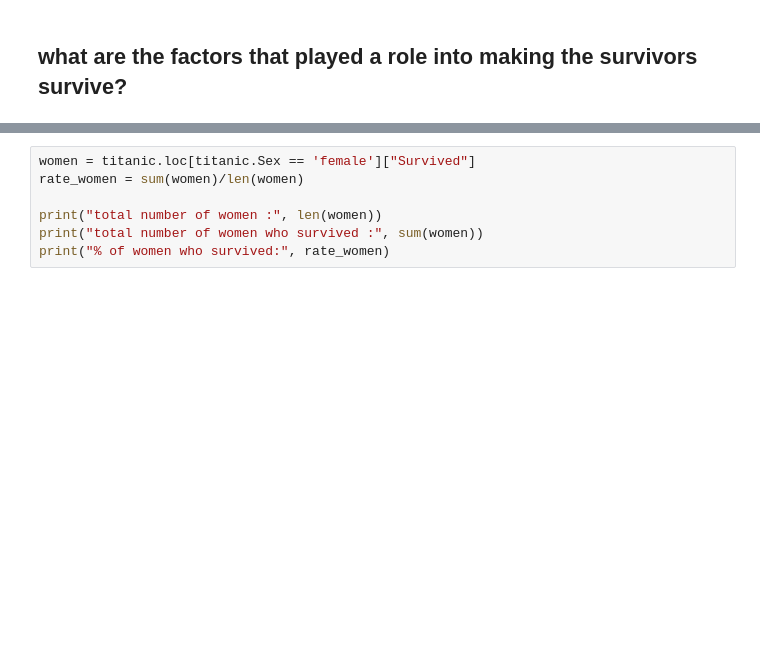
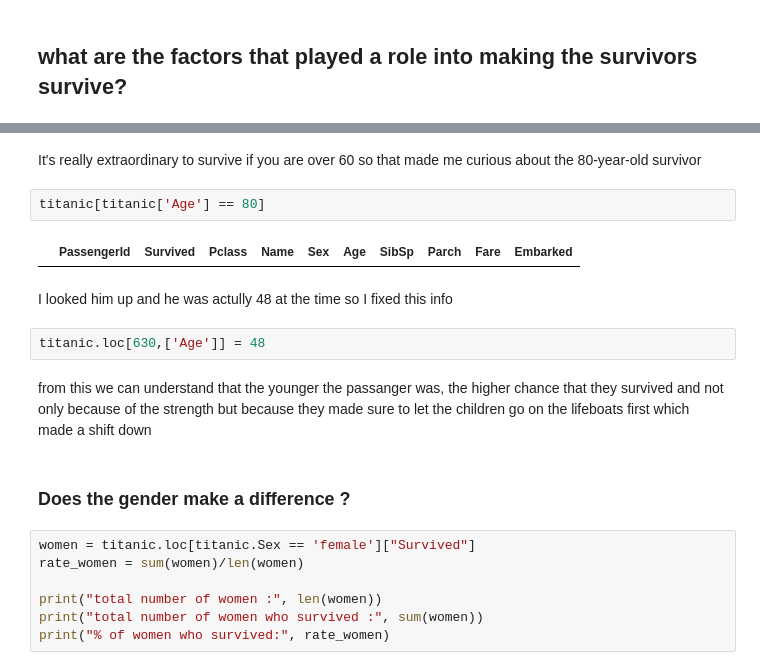
Before and after one commit to novr1512/Exploring-Titanic-Survival, a Jupyter notebook: Titanic-analysis.ipynb, the cells around one changed output, grey strips where cells are left out. Drawn from its saved outputs; the diff is of its cells as text; blank space fills up the shorter version.

```diff
--- a/Titanic-analysis.ipynb
+++ b/Titanic-analysis.ipynb
@@ -105,3 +124,17 @@ titanic["Embarked"] = titanic["Embarked"].fillna("S")
+# %% [markdown]
+It's really extraordinary to survive if you are over 60 so that made me curious about the 80-year-old survivor
+# %%
+titanic[titanic['Age'] == 80]
+# %% [output]
+|  | PassengerId | Survived | Pclass | Name | Sex | Age | SibSp | Parch | Fare | Embarked |
+# %% [markdown]
+I looked him up and he was actully 48 at the time so I fixed this info
+# %%
+titanic.loc[630,['Age']] = 48
+# %% [markdown]
+from this we can understand that the younger the passanger was, the higher chance that they survived and not only because of the strength but because they made sure to let the children go on the lifeboats first which made a shift down
+# %% [markdown]
+### Does the gender make a difference ?
 # %%
 women = titanic.loc[titanic.Sex == 'female']["Survived"]
 rate_women = sum(women)/len(women)
```
Also changed, not shown: parts of 11 cells of this notebook.
